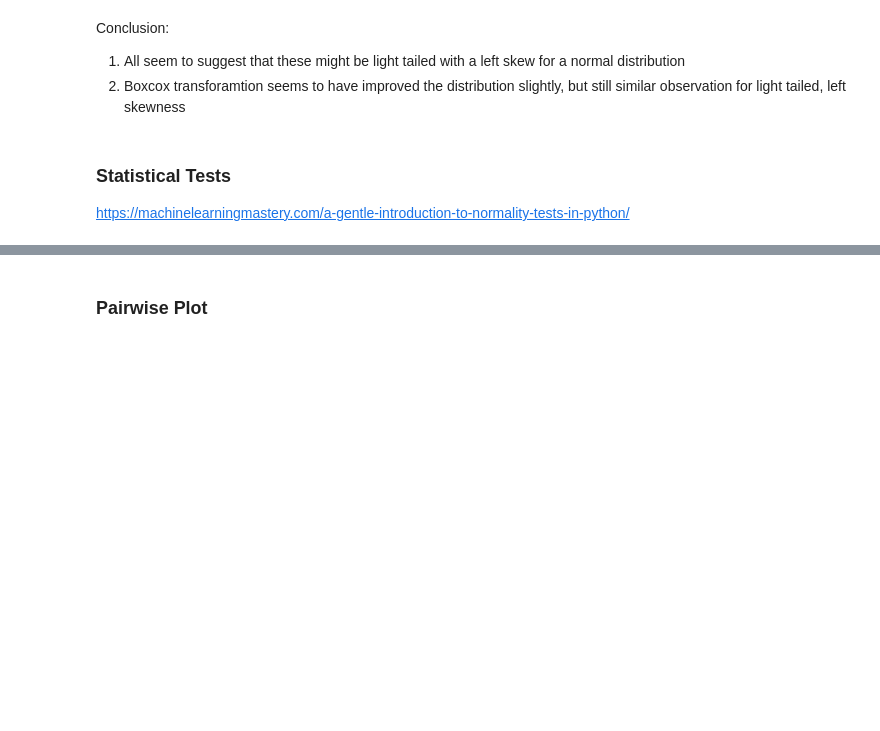
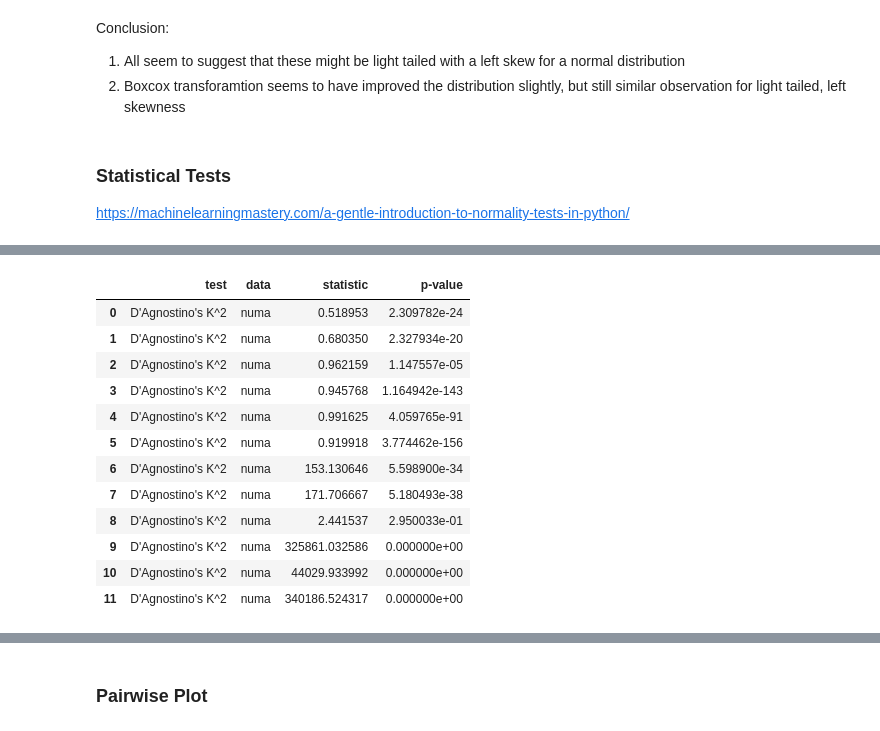
Before and after one commit to minimartzz/poison-mushrooms, a Jupyter notebook: exploration.ipynb, the cells around one changed output, grey strips where cells are left out. Cells and saved outputs as stored; diff of their text form; code cells hidden in the pictures; blank space fills up the shorter version.

```diff
--- a/exploration.ipynb
+++ b/exploration.ipynb
@@ -260,0 +264,23 @@ https://machinelearningmastery.com/a-gentle-introduction-to-normality-tests-in-p
+# %%
+from scipy.stats import shapiro, normaltest, anderson
+
+output = {
+  'test': [],
+  'data': [],
+  'statistic': [],
+  'p-value': []
+}
+
+features = ["cap-diameter", "stem-height", "stem-width"]
+for f in features:
+  stat, p = shapiro(df_numa[f])
+  output['test'] = "Shapiro-Wilk"
+  output['data'].append('numa')
+  output['statistic'].append(stat)
+  output['p-value'].append(p)
+for f in features:
+  stat, p = shapiro(df_numb[f])
+  output['test'] = "Shapiro-Wilk"
+  output['data'].append('numa')
+  output['statistic'].append(stat)
+  output['p-value'].append(p)
@@ -260,0 +294,29 @@ https://machinelearningmastery.com/a-gentle-introduction-to-normality-tests-in-p
+# %%
+for f in features:
+  stat, p = normaltest(df_numa[f])
+  output['test'] = "D'Agnostino's K^2"
+  output['data'].append('numa')
+  output['statistic'].append(stat)
+  output['p-value'].append(p)
+for f in features:
+  stat, p = normaltest(df_numb[f])
+  output['test'] = "D'Agnostino's K^2"
+  output['data'].append('numa')
+  output['statistic'].append(stat)
+  output['p-value'].append(p)
+# %%
+pd.DataFrame(output)
+# %% [output]
+|  | test | data | statistic | p-value |
+| 0 | D'Agnostino's K^2 | numa | 0.518953 | 2.309782e-24 |
+| 1 | D'Agnostino's K^2 | numa | 0.680350 | 2.327934e-20 |
+| 2 | D'Agnostino's K^2 | numa | 0.962159 | 1.147557e-05 |
+| 3 | D'Agnostino's K^2 | numa | 0.945768 | 1.164942e-143 |
+| 4 | D'Agnostino's K^2 | numa | 0.991625 | 4.059765e-91 |
+| 5 | D'Agnostino's K^2 | numa | 0.919918 | 3.774462e-156 |
+| 6 | D'Agnostino's K^2 | numa | 153.130646 | 5.598900e-34 |
+| 7 | D'Agnostino's K^2 | numa | 171.706667 | 5.180493e-38 |
+| 8 | D'Agnostino's K^2 | numa | 2.441537 | 2.950033e-01 |
+| 9 | D'Agnostino's K^2 | numa | 325861.032586 | 0.000000e+00 |
+| 10 | D'Agnostino's K^2 | numa | 44029.933992 | 0.000000e+00 |
+| 11 | D'Agnostino's K^2 | numa | 340186.524317 | 0.000000e+00 |
```
Also changed, not shown: parts of 12 cells of this notebook.
